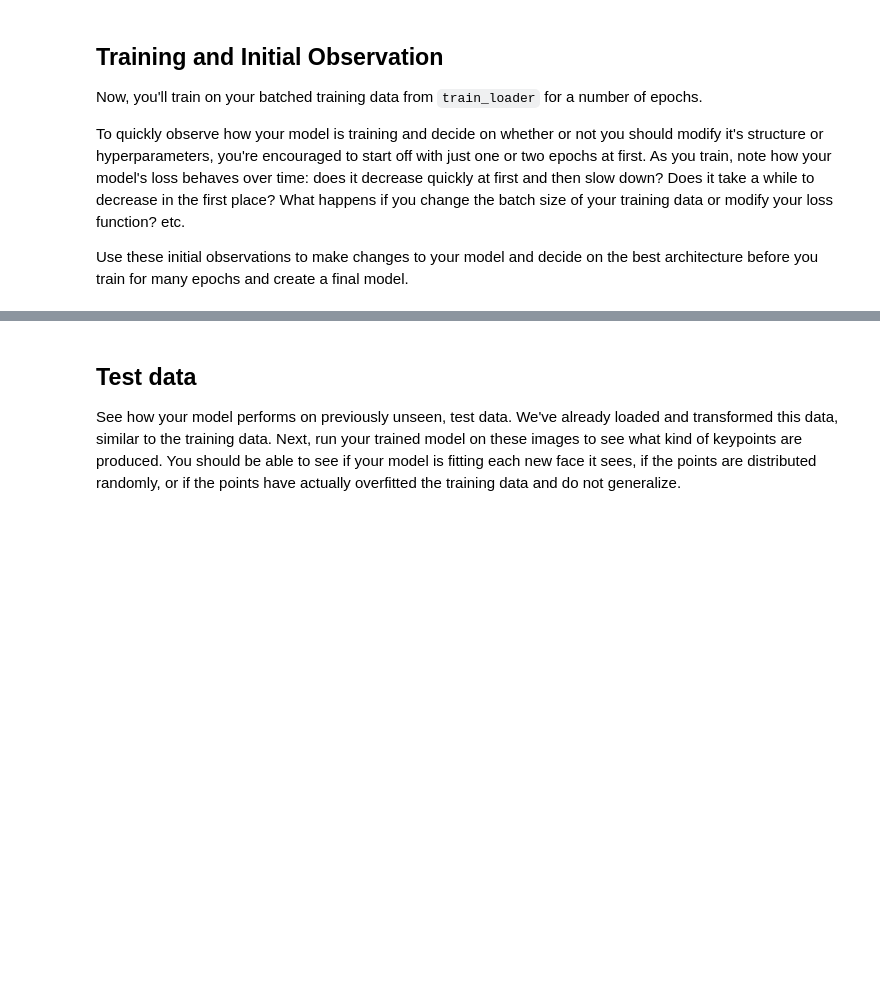
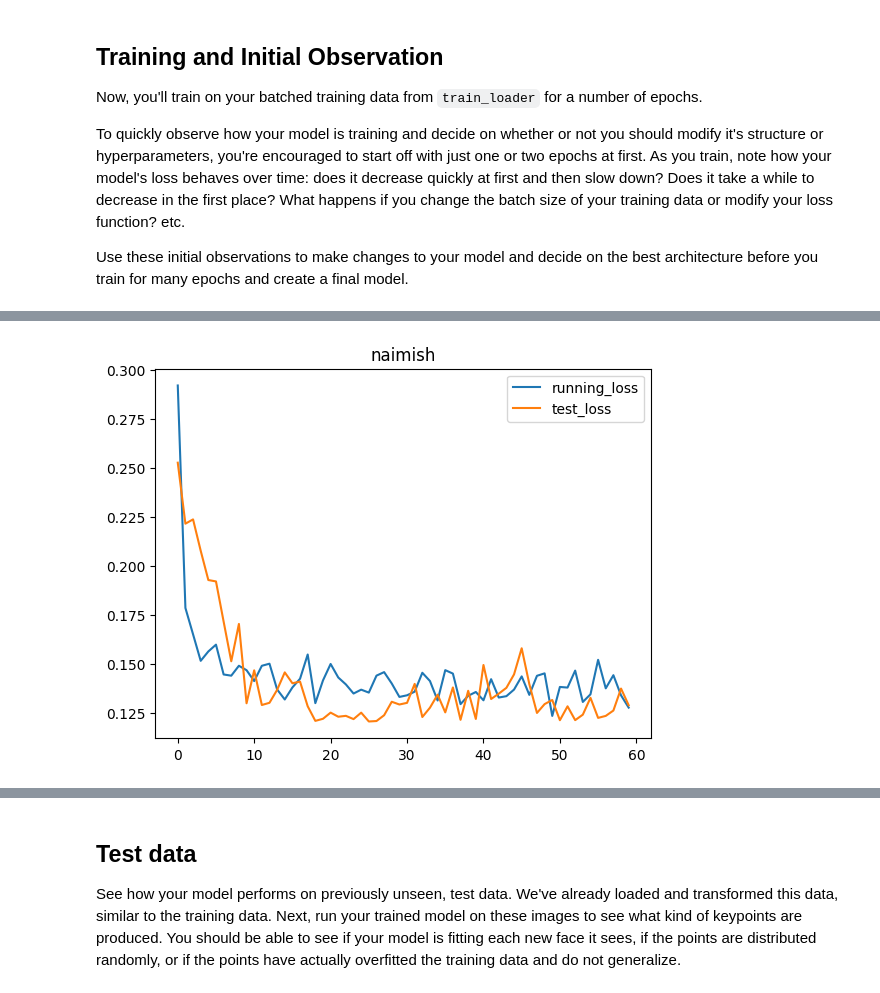
Before and after one commit to lestoef/P1_Facial_Keypoints, a Jupyter notebook: 2. Define the Network Architecture.ipynb, the cells around one changed output, grey strips where cells are left out. Saved outputs shown, nothing was run; the diff lists cells and outputs as text; code cells hidden in the pictures; blank space fills up the shorter version.

```diff
--- a/2. Define the Network Architecture.ipynb
+++ b/2. Define the Network Architecture.ipynb
@@ -404,0 +612,6 @@ Finished Training
+# %%
+stats_pdf = pd.DataFrame.from_dict(stats['stats'])
+cols = ['running_loss', 'test_loss']
+stats_pdf[cols].plot(title='naimish')
+print(f'Minimum Running Loss: {stats_pdf.running_loss.min():.4f}, Minimum Test Loss: {stats_pdf.test_loss.min():.4f}')
+# %% [output]
@@ -404,0 +619 @@ Finished Training
+[figure, added]
```
Also changed, not shown: parts of 39 cells of this notebook, 3 other files.
